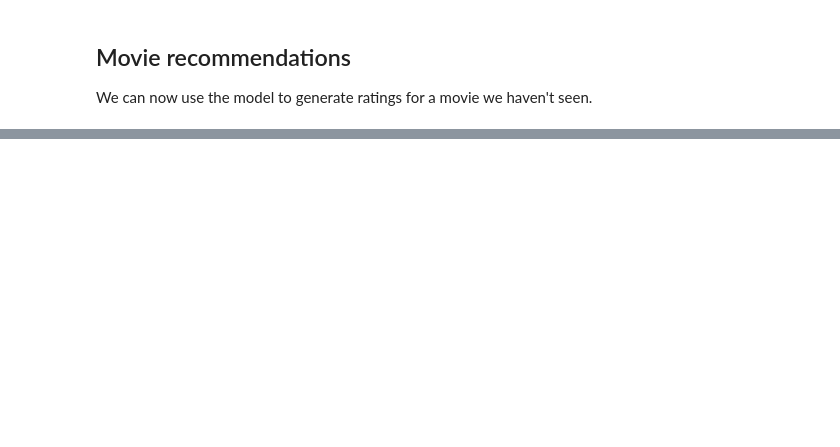
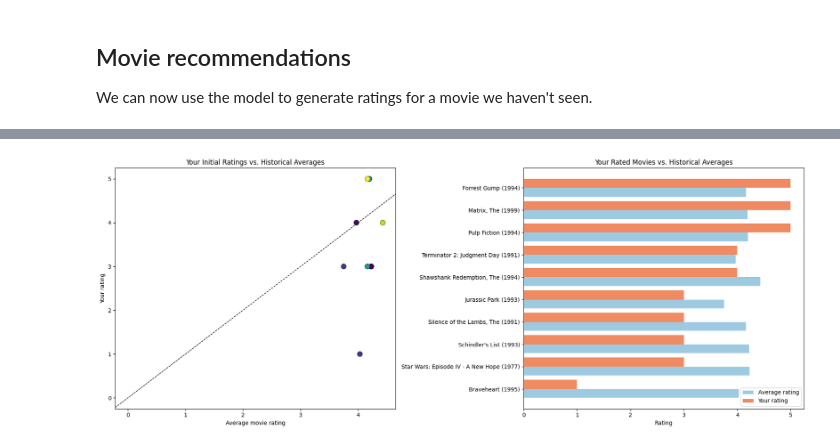
Before and after one commit to HemaNaidu91/tsm_mach_le_data, a Jupyter notebook: training/poc/graph-nn-link-regression.ipynb, the cells around one changed output, grey strips where cells are left out. Saved outputs shown, nothing was run; the diff lists cells and outputs as text; code cells hidden in the pictures; blank space fills up the shorter version.

```diff
--- a/training/poc/graph-nn-link-regression.ipynb
+++ b/training/poc/graph-nn-link-regression.ipynb
@@ -910,0 +1006,83 @@ Top movies that influenced the prediction:
+# %%
+user_baseline_comparison_df = (
+    pd.DataFrame(personal_ratings)
+    .merge(movie_average_ratings_df, on="movieId", how="left")
+    .merge(
+        movies_df[["title"]].reset_index(),
+        on="movieId",
+        how="left",
+    )
+    .assign(
+        user_minus_average=lambda df: df["rating"] - df["average_movie_rating"],
+        absolute_gap=lambda df: (df["rating"] - df["average_movie_rating"]).abs(),
+    )
+    .sort_values("user_minus_average", ascending=False)
+)
+
+display(
+    user_baseline_comparison_df[
+        [
+            "movieId",
+            "title",
+            "rating",
+            "average_movie_rating",
+            "user_minus_average",
+            "rating_count",
+        ]
+    ]
+)
+
+print(
+    f"Average user-minus-average gap: "
+    f"{user_baseline_comparison_df['user_minus_average'].mean():.3f}"
+)
+print(
+    f"Mean absolute user-minus-average gap: "
+    f"{user_baseline_comparison_df['absolute_gap'].mean():.3f}"
+)
+
+user_plot_df = user_baseline_comparison_df.sort_values("user_minus_average")
+user_y_pos = range(len(user_plot_df))
+user_titles = [
+    title[:45] + "..." if len(title) > 45 else title for title in user_plot_df["title"]
+]
+
+fig, axes = plt.subplots(1, 2, figsize=(18, 7))
+
+axes[0].axline((0, 0), slope=1, linestyle="--", color="black", linewidth=1)
+axes[0].scatter(
+    user_plot_df["average_movie_rating"],
+    user_plot_df["rating"],
+    s=90,
+    c=user_plot_df["rating_count"],
+    cmap="viridis",
+    edgecolors="black",
+    linewidth=0.4,
+)
+axes[0].set_title("Your Initial Ratings vs. Historical Averages")
+axes[0].set_xlabel("Average movie rating")
+axes[0].set_ylabel("Your rating")
+
+axes[1].barh(
+    [pos - 0.2 for pos in user_y_pos],
+    user_plot_df["average_movie_rating"],
+    height=0.4,
+    label="Average rating",
+    color="#9ecae1",
+)
+axes[1].barh(
+    [pos + 0.2 for pos in user_y_pos],
+    user_plot_df["rating"],
+    height=0.4,
+    label="Your rating",
+    color="#ef8a62",
+)
+axes[1].set_yticks(list(user_y_pos))
+axes[1].set_yticklabels(user_titles)
+axes[1].set_xlabel("Rating")
+axes[1].set_title("Your Rated Movies vs. Historical Averages")
+axes[1].legend()
+
+plt.tight_layout()
+plt.show()
+# %% [output]
@@ -910,0 +1102 @@ Top movies that influenced the prediction:
+[figure, added]
```
Also changed, not shown: parts of 25 cells of this notebook.
